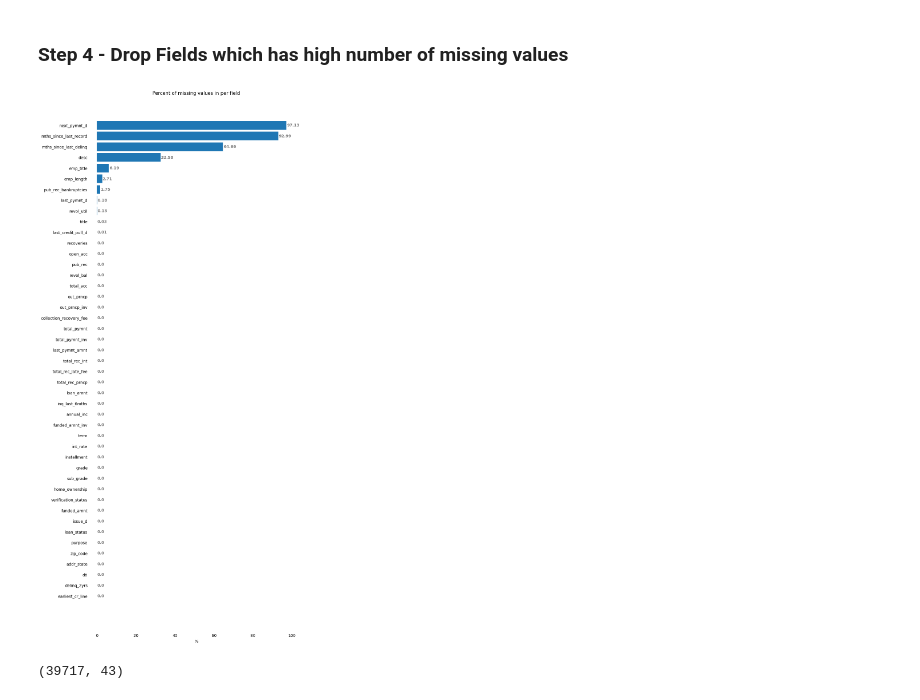
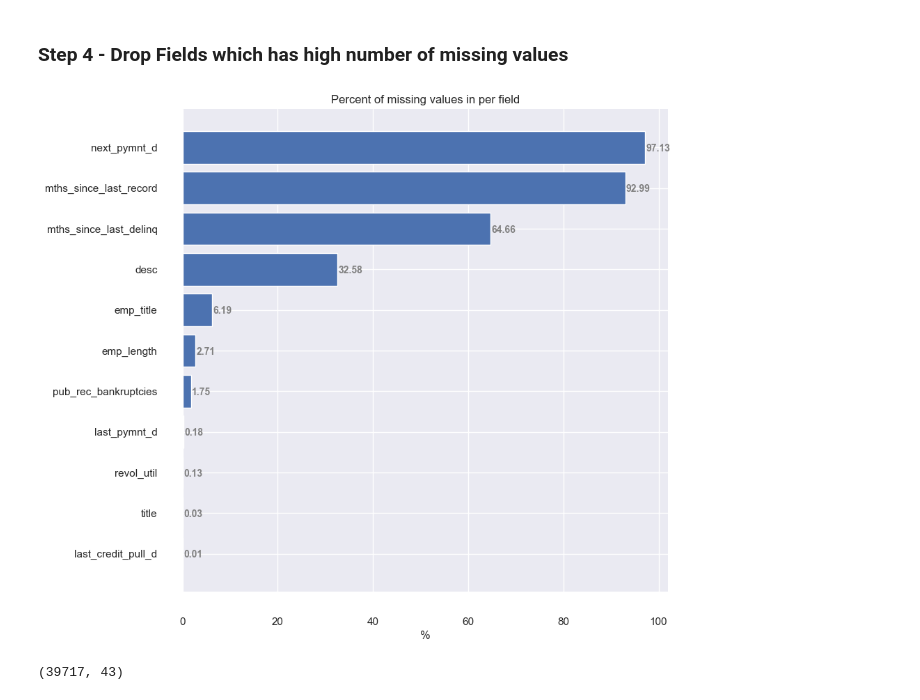
Before and after one commit to irish-luong/LandingClubCaseStudy, a Jupyter notebook: Dnyaneshwari_DucLuong_lending_club_case_study.ipynb, the cells around one changed output. Drawn from its saved outputs; the diff is of its cells as text; code cells hidden in the pictures.

```diff
--- a/Dnyaneshwari_DucLuong_lending_club_case_study.ipynb
+++ b/Dnyaneshwari_DucLuong_lending_club_case_study.ipynb
@@ -119,8 +122,11 @@ missing_df = missing_df.reset_index()
 missing_df.columns = ['field', 'percent_missing']
 missing_df = missing_df.sort_values(by="percent_missing", ascending=False)
 
+# Filter high-percentage missing
+
+missing_df = missing_df[missing_df['percent_missing'] > 0]
 # Figure Size
-fig, ax = plt.subplots(figsize =(9, 24))
+fig, ax = plt.subplots(figsize =(9, 9))
 
 # Horizontal Bar Plot
 ax.barh(missing_df["field"], missing_df["percent_missing"])
@@ -128,34 +134,34 @@ ax.barh(missing_df["field"], missing_df["percent_missing"])
 # Remove axes splines
 for s in ['top', 'bottom', 'left', 'right']:
     ax.spines[s].set_visible(False)
 
 # Remove x, y Ticks
 ax.xaxis.set_ticks_position('none')
 ax.yaxis.set_ticks_position('none')
 
 # Set title
 ax.set_title('Percent of missing values in per field')
 ax.set_xlabel('%')
 
 
 # Add padding between axes and labels
 ax.xaxis.set_tick_params(pad = 20)
 ax.yaxis.set_tick_params(pad = 20)
 
 # Show top values
 ax.invert_yaxis()
 
 # Add annotation to bars
 for i in ax.patches:
     plt.text(i.get_width()+0.2, i.get_y()+0.5,
              str(round((i.get_width()), 2)),
              fontsize = 10, fontweight ='bold',
              color ='grey')
 
 
 plt.show()
 # %% [output]
-[figure, old version]
+[figure, new version]
 # %%
 high_missing_fields = df3.columns[round(df3.isna().sum()*100/len(df2), 0) > 90]
 df4 = df3.drop(columns=high_missing_fields)
```
Also changed, not shown: parts of 6 cells of this notebook.
